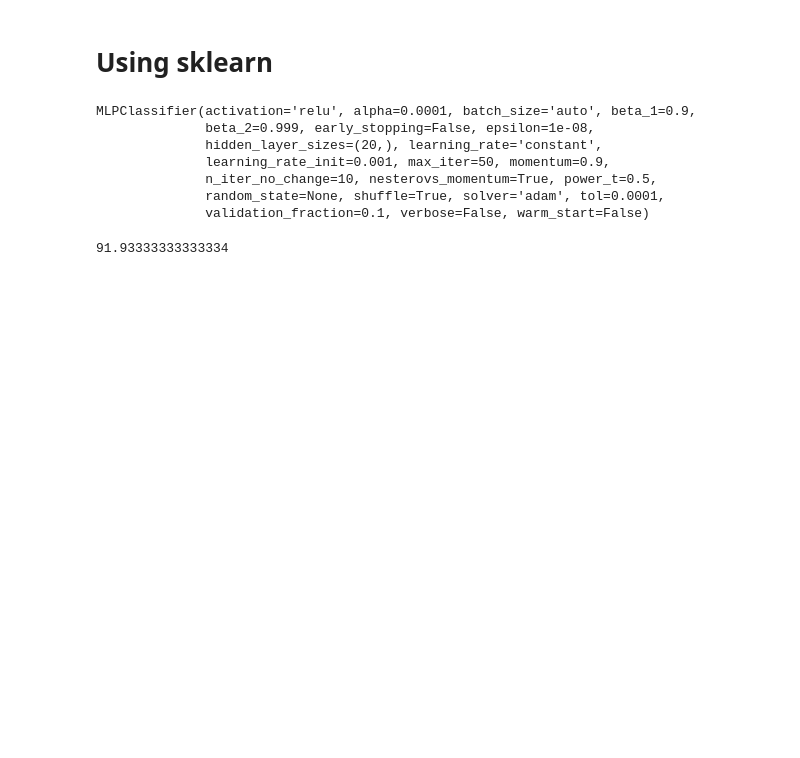
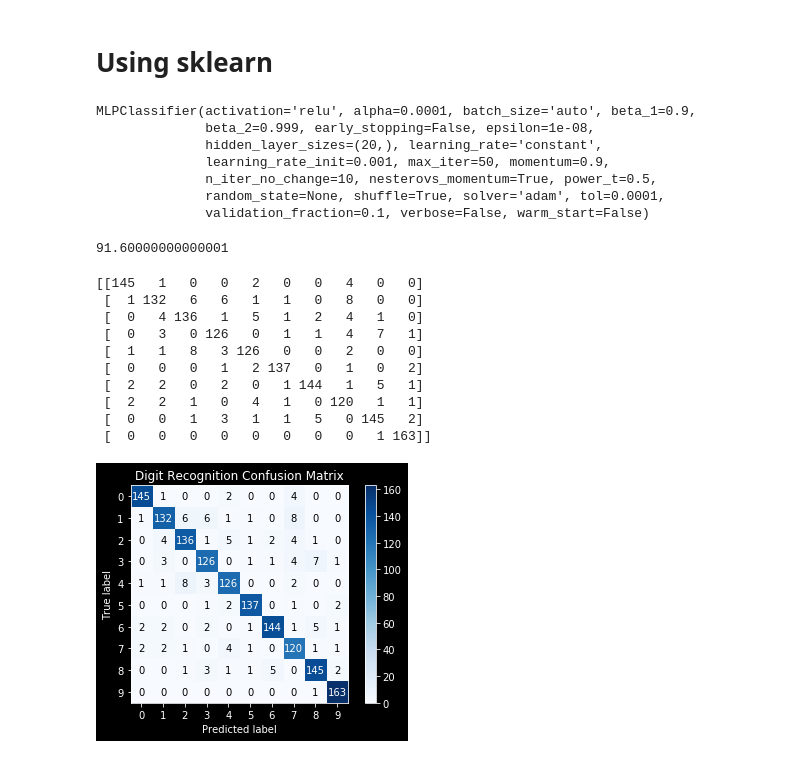
Before and after one commit to umakantv/courser_ml_using_python, a Jupyter notebook: machine-learning-ex4/ex4/ex4 copy.ipynb, the cells around one changed output. Cells and saved outputs as stored; diff of their text form; code cells hidden in the pictures; blank space fills up the shorter version.

Commit message:
Added Confusion Matrices

```diff
--- a/machine-learning-ex4/ex4/ex4 copy.ipynb
+++ b/machine-learning-ex4/ex4/ex4 copy.ipynb
@@ -240,9 +240,55 @@ MLPClassifier(activation='relu', alpha=0.0001, batch_size='auto', beta_1=0.9,
               random_state=None, shuffle=True, solver='adam', tol=0.0001,
               validation_fraction=0.1, verbose=False, warm_start=False)
 # %%
-pre = clf.predict(X_test)
+y_pre = clf.predict(X_test)
 m = y_test.size
-acc = y_test[pre==y_test].size/m*100
+acc = y_test[y_pre==y_test].size/m*100
 print(acc)
 # %% [output]
-91.93333333333334
+91.60000000000001
+# %%
+from sklearn.metrics import confusion_matrix
+def plotConfusionMatrix(y_true, y_pred, classes, title=None, cmap=plt.cm.Blues):
+    '''
+    https://scikit-learn.org/stable/auto_examples/model_selection/plot_confusion_matrix.html#sphx-glr-auto-examples-model-selection-plot-confusion-matrix-py
+    '''
+    if not title:
+        title = 'Confusion Matrix'
+    cm = confusion_matrix(y_true, y_pred)
+    print(cm)
+    fig, ax = plt.subplots()
+    im = ax.imshow(cm, cmap=cmap)
+    ax.figure.colorbar(im, ax=ax)
+    ax.set(xticks=np.arange(cm.shape[1]),
+           yticks=np.arange(cm.shape[0]),
+           # ... and label them with the respective list entries
+           xticklabels=classes,
+           yticklabels=classes,
+           title=title,
+           ylabel='True label',
+           xlabel='Predicted label')
+    fmt = 'd'
+    thresh = cm.max() / 2.
+    for i in range(cm.shape[0]):
+        for j in range(cm.shape[1]):
+            ax.text(j, i, format(cm[i, j], fmt),
+                    ha="center", va="center",
+                    color="white" if cm[i, j] > thresh else "black")
+    return ax
+# %%
+ax = plotConfusionMatrix(y_test, y_pre,
+        classes=[i for i in range(10)],
+        title='Digit Recognition Confusion Matrix')
+plt.show()
+# %% [output]
+[[145   1   0   0   2   0   0   4   0   0]
+ [  1 132   6   6   1   1   0   8   0   0]
+ [  0   4 136   1   5   1   2   4   1   0]
+ [  0   3   0 126   0   1   1   4   7   1]
+ [  1   1   8   3 126   0   0   2   0   0]
+ [  0   0   0   1   2 137   0   1   0   2]
+ [  2   2   0   2   0   1 144   1   5   1]
+ [  2   2   1   0   4   1   0 120   1   1]
+ [  0   0   1   3   1   1   5   0 145   2]
+ [  0   0   0   0   0   0   0   0   1 163]]
+[figure, added]
```
Also changed, not shown: 4 other files.
